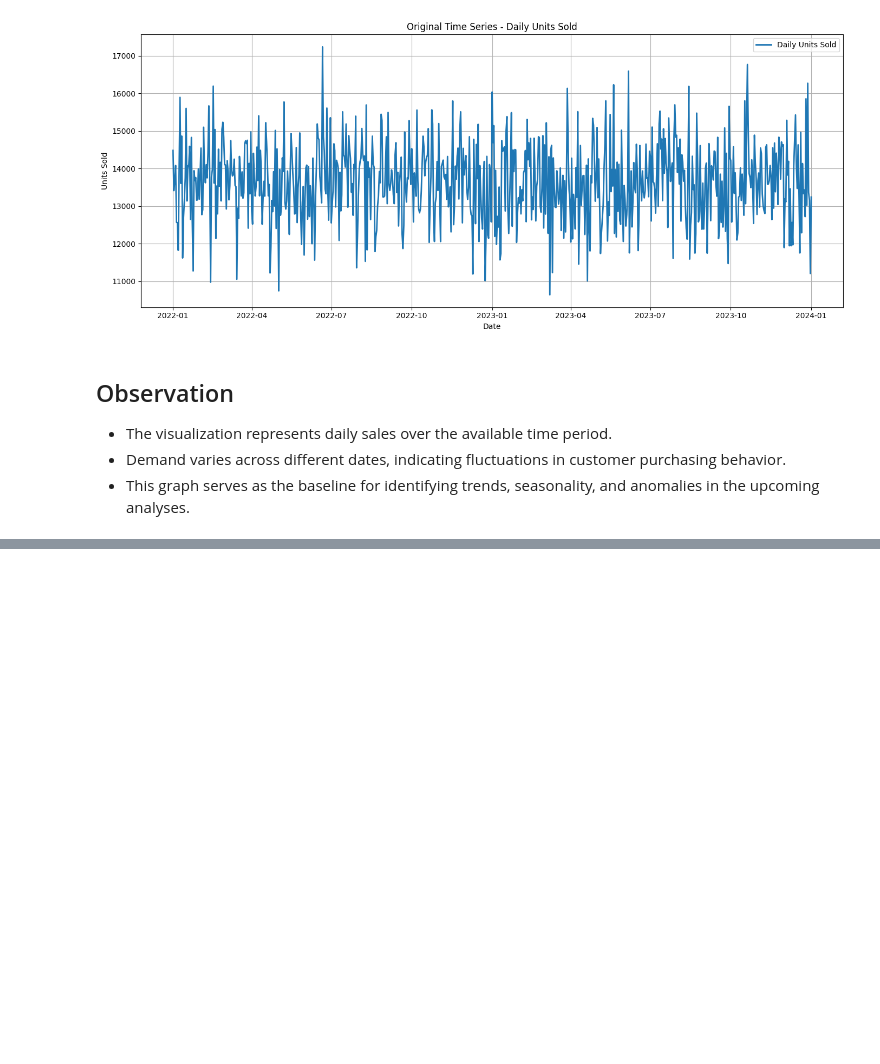
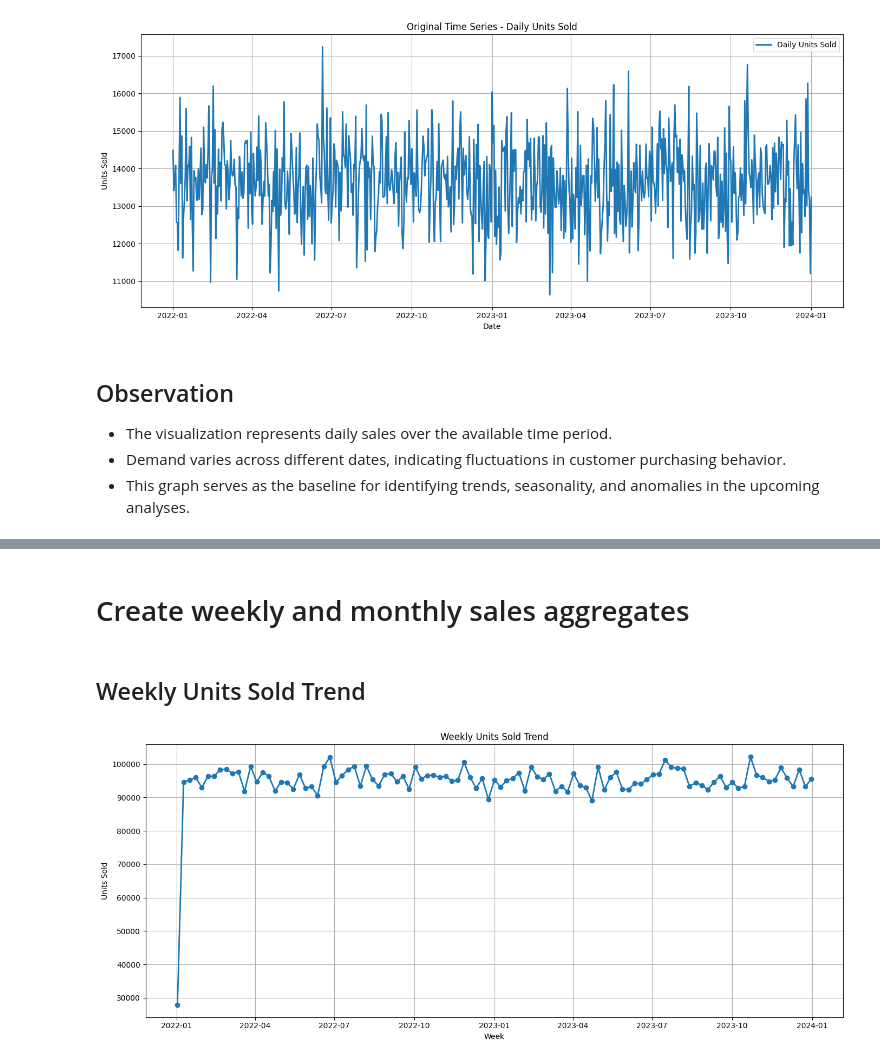
Before and after one commit to dharani-malla/Supply-Chain-Analytics-Demand-Forecasting-Anamoly-Detection, a Jupyter notebook: week1_Time_Series_Visualization_Analysis.ipynb, the cells around one changed output, grey strips where cells are left out. Saved outputs shown, nothing was run; the diff lists cells and outputs as text; code cells hidden in the pictures; blank space fills up the shorter version.

Commit message:
feat: visualize weekly and monthly demand trends

```diff
--- a/week1_Time_Series_Visualization_Analysis.ipynb
+++ b/week1_Time_Series_Visualization_Analysis.ipynb
@@ -86,0 +93,29 @@ plt.show()
+# %% [markdown]
+# Create weekly and monthly sales aggregates
+# %%
+weekly_sales = daily_sales.resample("W").sum()
+weekly_sales = weekly_sales.iloc[:-1]
+
+monthly_sales = daily_sales.resample("M").sum()
+monthly_sales = monthly_sales.iloc[:-1]
+# %% [markdown]
+## Weekly Units Sold Trend
+# %%
+plt.figure(figsize=(14,6))
+
+plt.plot(
+    weekly_sales.index,
+    weekly_sales.values,
+    marker="o",
+    linewidth=2
+)
+
+plt.title("Weekly Units Sold Trend")
+plt.xlabel("Week")
+plt.ylabel("Units Sold")
+plt.grid(True)
+
+plt.tight_layout()
+plt.show()
+# %% [output]
+[figure, added]
```
Also changed, not shown: parts of 9 cells of this notebook.
